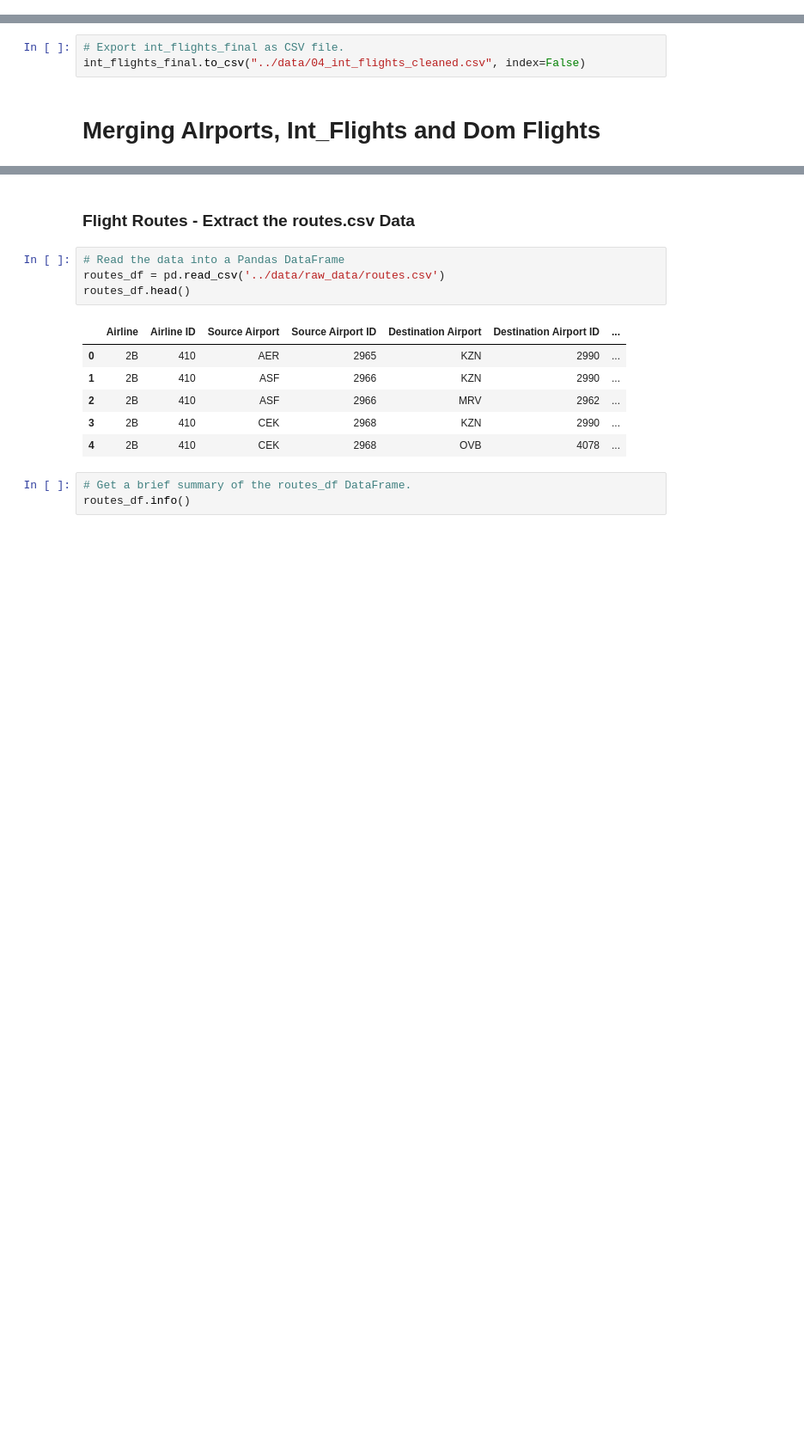
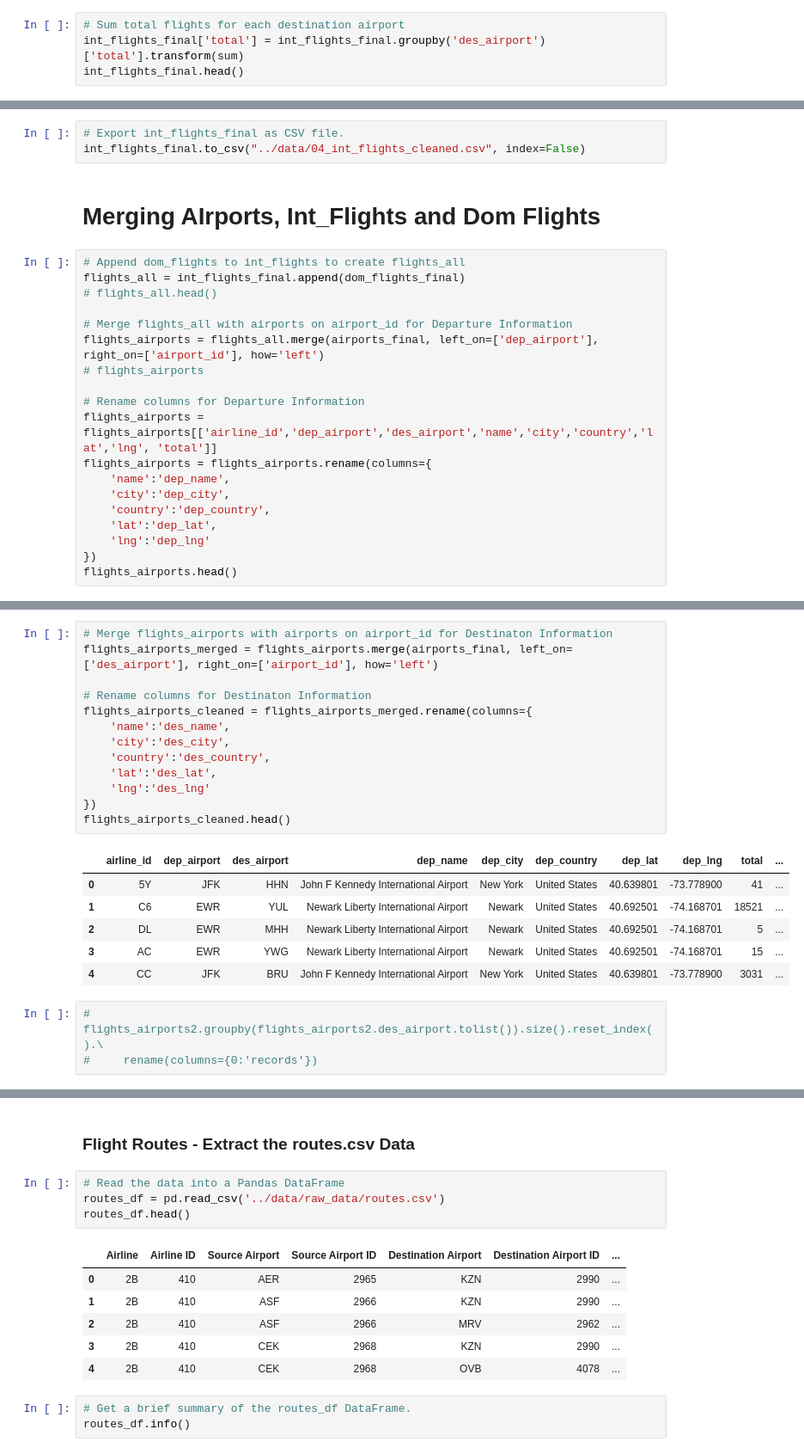
Before and after one commit to ktaware/project3-Air-Travellin-USA, a Jupyter notebook: coding/data_csv_cleaning.ipynb, the cells around one changed output, grey strips where cells are left out. Shown: that part at 86% size. Saved outputs shown, nothing was run; the diff lists cells and outputs as text; blank space fills up the shorter version.

```diff
--- a/coding/data_csv_cleaning.ipynb
+++ b/coding/data_csv_cleaning.ipynb
@@ -368,3 +386,7 @@ int_flights_final.head()
 | 2 | 2 | 2013-11-01 | EWR | MHH | DL | 1 |
 | 3 | 3 | 2013-05-01 | EWR | YWG | AC | 1 |
 | 4 | 4 | 2013-05-01 | JFK | BRU | CC | 4 |
+# %%
+# Sum total flights for each destination airport
+int_flights_final['total'] = int_flights_final.groupby('des_airport')['total'].transform(sum)
+int_flights_final.head()
@@ -373,3 +402,22 @@ int_flights_final.head()
 int_flights_final.to_csv("../data/04_int_flights_cleaned.csv", index=False)
 # %% [markdown]
 # Merging AIrports, Int_Flights and Dom Flights
+# %%
+# Append dom_flights to int_flights to create flights_all
+flights_all = int_flights_final.append(dom_flights_final)
+# flights_all.head()
+
+# Merge flights_all with airports on airport_id for Departure Information
+flights_airports = flights_all.merge(airports_final, left_on=['dep_airport'], right_on=['airport_id'], how='left')
+# flights_airports
+
+# Rename columns for Departure Information
+flights_airports = flights_airports[['airline_id','dep_airport','des_airport','name','city','country','lat','lng', 'total']]
+flights_airports = flights_airports.rename(columns={
+    'name':'dep_name',
+    'city':'dep_city',
+    'country':'dep_country',
+    'lat':'dep_lat',
+    'lng':'dep_lng'
+})
+flights_airports.head()
@@ -375,0 +431,23 @@ int_flights_final.to_csv("../data/04_int_flights_cleaned.csv", index=False)
+# %%
+# Merge flights_airports with airports on airport_id for Destinaton Information
+flights_airports_merged = flights_airports.merge(airports_final, left_on=['des_airport'], right_on=['airport_id'], how='left')
+
+# Rename columns for Destinaton Information
+flights_airports_cleaned = flights_airports_merged.rename(columns={
+    'name':'des_name',
+    'city':'des_city',
+    'country':'des_country',
+    'lat':'des_lat',
+    'lng':'des_lng'
+})
+flights_airports_cleaned.head()
+# %% [output]
+|  | airline_id | dep_airport | des_airport | dep_name | dep_city | dep_country | dep_lat | dep_lng | total | ... |
+| 0 | 5Y | JFK | HHN | John F Kennedy International Airport | New York | United States | 40.639801 | -73.778900 | 41 | ... |
+| 1 | C6 | EWR | YUL | Newark Liberty International Airport | Newark | United States | 40.692501 | -74.168701 | 18521 | ... |
+| 2 | DL | EWR | MHH | Newark Liberty International Airport | Newark | United States | 40.692501 | -74.168701 | 5 | ... |
+| 3 | AC | EWR | YWG | Newark Liberty International Airport | Newark | United States | 40.692501 | -74.168701 | 15 | ... |
+| 4 | CC | JFK | BRU | John F Kennedy International Airport | New York | United States | 40.639801 | -73.778900 | 3031 | ... |
+# %%
+# flights_airports2.groupby(flights_airports2.des_airport.tolist()).size().reset_index().\
+#     rename(columns={0:'records'})
```
Also changed, not shown: parts of 11 cells of this notebook, 7 other files.
